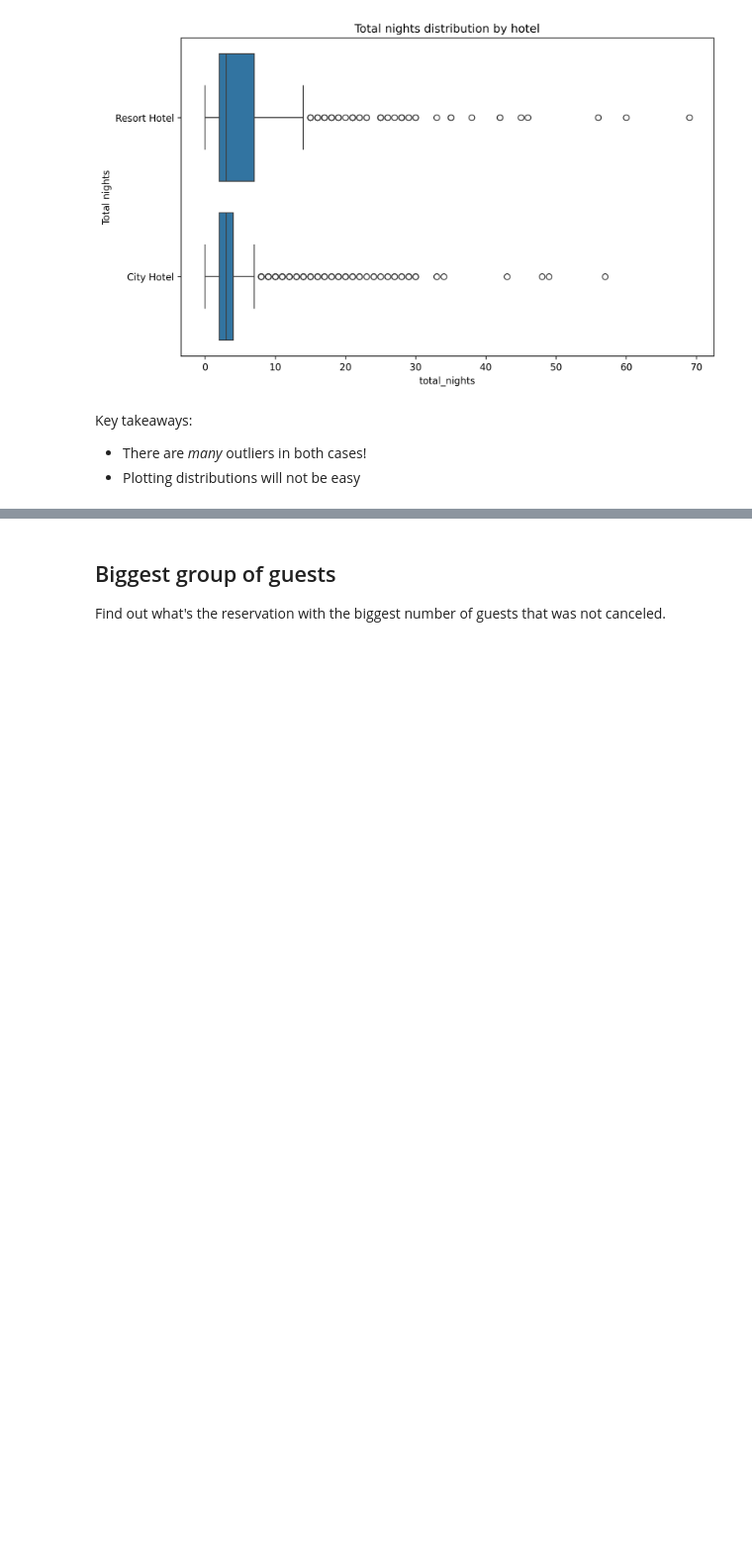
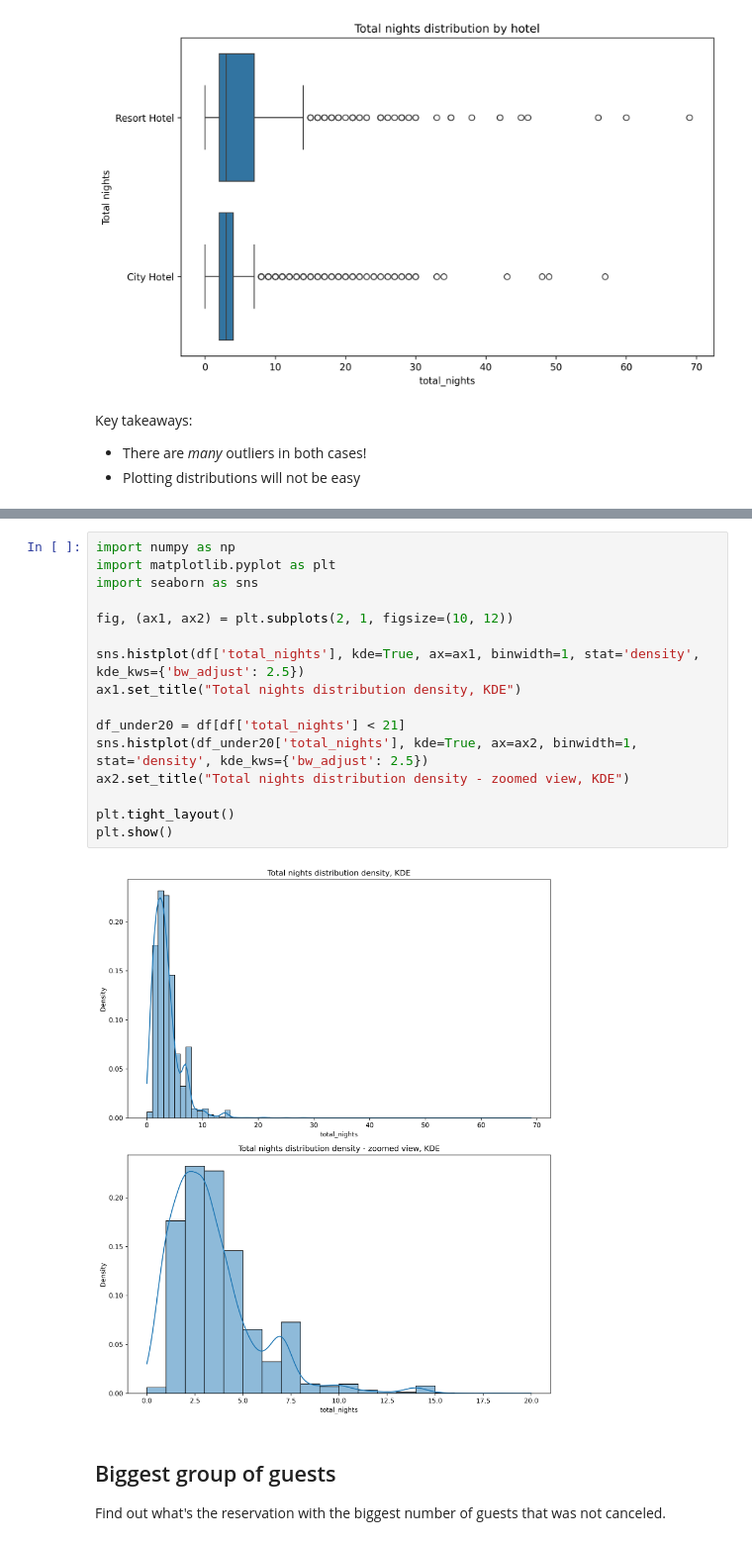
Before and after one commit to lukaske/datascience-tools, a Jupyter notebook: hotels-analysis.ipynb, the cells around one changed output, grey strips where cells are left out. Shown at 99% size. Drawn from its saved outputs; the diff is of its cells as text; blank space fills up the shorter version.

```diff
--- a/hotels-analysis.ipynb
+++ b/hotels-analysis.ipynb
@@ -343,3 +254,21 @@ plot_distribution_with_outliers(df['total_nights'], "Distribution with Outliers"
+# %%
+import numpy as np
+import matplotlib.pyplot as plt
+import seaborn as sns
+
+fig, (ax1, ax2) = plt.subplots(2, 1, figsize=(10, 12))
+
+sns.histplot(df['total_nights'], kde=True, ax=ax1, binwidth=1, stat='density', kde_kws={'bw_adjust': 2.5})
+ax1.set_title("Total nights distribution density, KDE")
+
+df_under20 = df[df['total_nights'] < 21]
+sns.histplot(df_under20['total_nights'], kde=True, ax=ax2, binwidth=1, stat='density', kde_kws={'bw_adjust': 2.5})
+ax2.set_title("Total nights distribution density - zoomed view, KDE")
+
+plt.tight_layout()
+plt.show()
+# %% [output]
+[figure, added]
 # %% [markdown]
 ## Biggest group of guests
 
```
Also changed, not shown: parts of 8 cells of this notebook, 1 other file.
